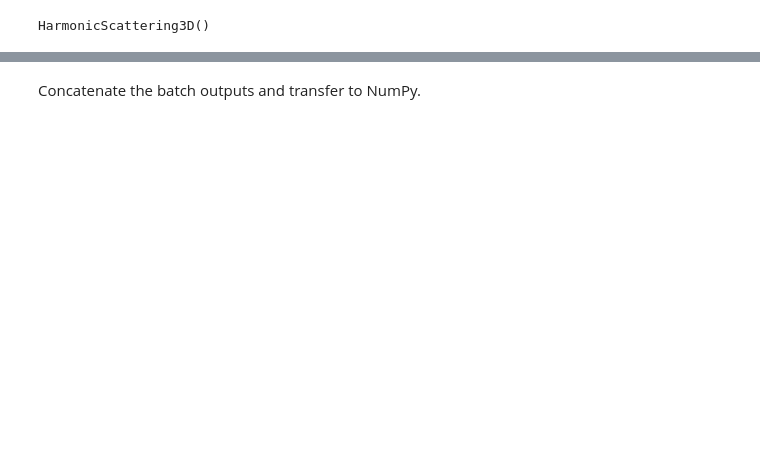
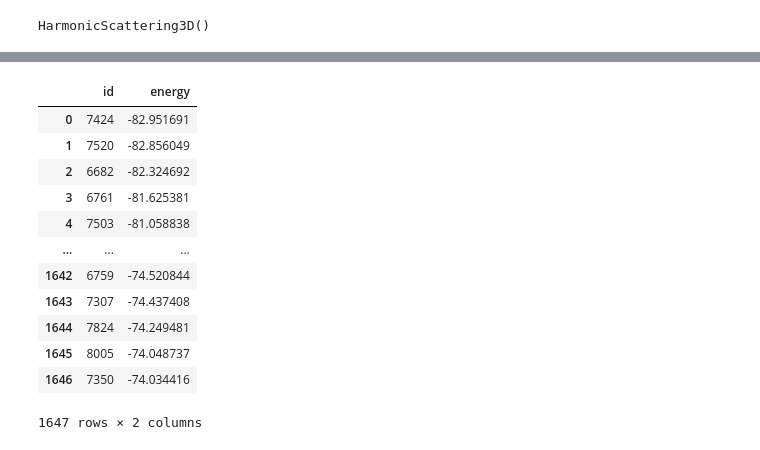
Before and after one commit to InesBesbes/kaggle_project_2025, a Jupyter notebook: main_test.ipynb, the cells around one changed output, grey strips where cells are left out. Saved outputs shown, nothing was run; the diff lists cells and outputs as text; code cells hidden in the pictures; blank space fills up the shorter version.

```diff
--- a/main_test.ipynb
+++ b/main_test.ipynb
@@ -268,5 +437,5 @@ by the batch size then gives us the number of batches.
 # %%
-batch_size = 8
+batch_size = 64
 n_batches = int(np.ceil(n_molecules / batch_size))
 print(n_batches)
 # %% [output]
@@ -372,8 +533,37 @@ KeyboardInterrupt:
-# %% [markdown]
-Concatenate the batch outputs and transfer to NumPy.
 # %%
 order_0 = torch.cat(order_0, dim=0)
 orders_1_and_2 = torch.cat(orders_1_and_2, dim=0)
 
 order_0 = order_0.cpu().numpy()
 orders_1_and_2 = orders_1_and_2.cpu().numpy()
+# %%
+order_0 = order_0.reshape((n_molecules, -1))
+orders_1_and_2 = orders_1_and_2.reshape((n_molecules, -1))
+# %%
+scattering_coef_test = np.concatenate([order_0, orders_1_and_2], axis=1)
+# %%
+predictions = best_regressor.predict(scattering_coef_test)
+
+results = pd.DataFrame({
+    'id': np.arange(len(predictions)),
+    'energy': predictions
+})
+results = results.sort_values(by='energy').reset_index(drop=True)
+results['id'] = results['id'] + 6592
+results.to_csv('predictions.csv', index=False)
+# %%
+results
+# %% [output]
+|  | id | energy |
+| 0 | 7424 | -82.951691 |
+| 1 | 7520 | -82.856049 |
+| 2 | 6682 | -82.324692 |
+| 3 | 6761 | -81.625381 |
+| 4 | 7503 | -81.058838 |
+| ... | ... | ... |
+| 1642 | 6759 | -74.520844 |
+| 1643 | 7307 | -74.437408 |
+| 1644 | 7824 | -74.249481 |
+| 1645 | 8005 | -74.048737 |
+| 1646 | 7350 | -74.034416 |
+1647 rows × 2 columns
```
Also changed, not shown: parts of 49 cells of this notebook, 1 other file.
